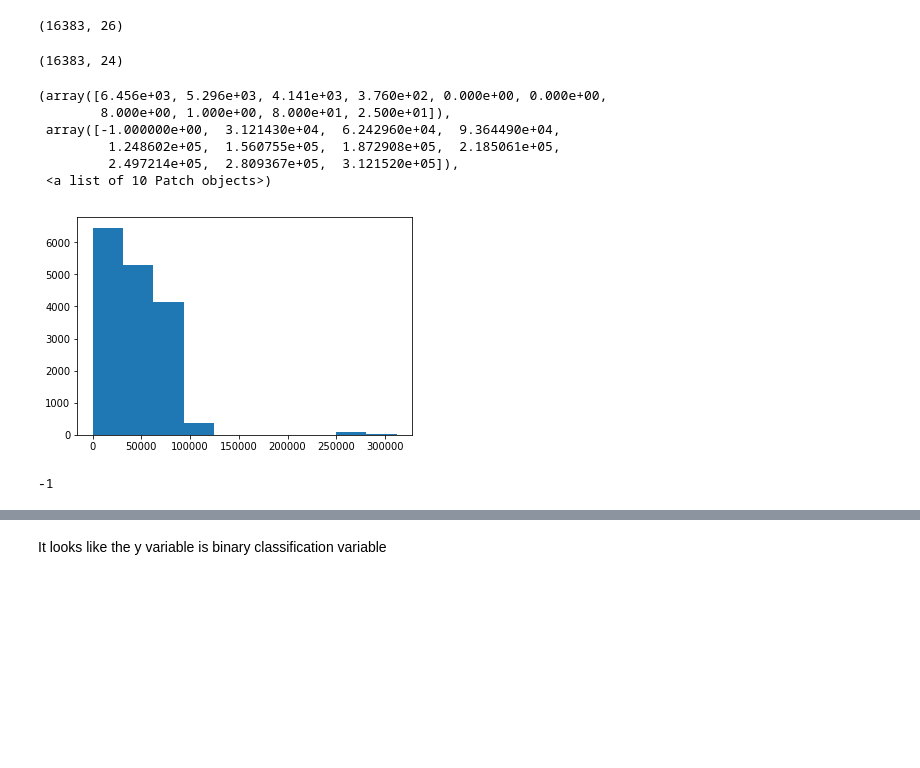
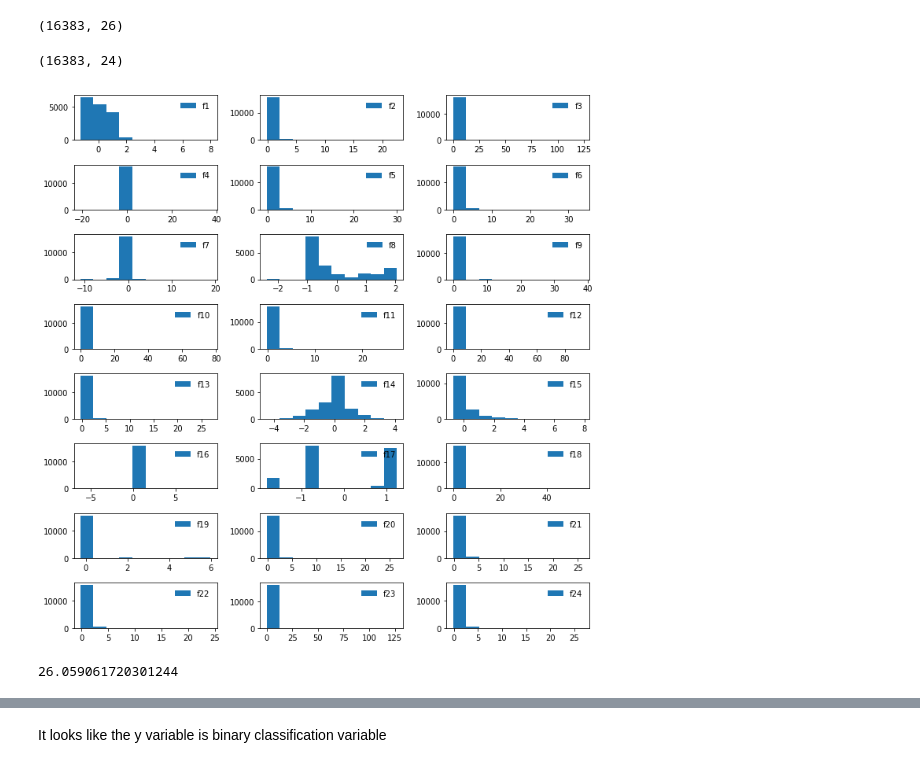
Before and after one commit to JavierPalomares90/kaggle-competition, a Jupyter notebook: Kaggle_Competition_Redux.ipynb, the cells around one changed output, grey strips where cells are left out. Drawn from its saved outputs; the diff is of its cells as text; code cells hidden in the pictures; blank space fills up the shorter version.

Commit message:
added method to plot histograms, still need to plot features vs y, and remove outliers

```diff
--- a/Kaggle_Competition_Redux.ipynb
+++ b/Kaggle_Competition_Redux.ipynb
@@ -30,3 +25,36 @@ def get_data():
+# %%
+def get_data():
+    train = pd.read_csv('./input/train_final.csv')
+    test = pd.read_csv('./input/test_final.csv')
+    return train,test
+def get_train_test():
+    train,test = get_data()
+    x_train= train.loc[:,'f1':'f24']
+    y = train.Y
+    x_test = test.loc[:,'f1':'f24']
+    ids = test.Id
+    return x_train,y,x_test,ids
+
+def plot_histogram_df(x):
+    features = x.columns
+    # plot the features 3 columns wide
+    ncols = 3
+    nrows = nrows = int(np.ceil(len(features) / (1.0*ncols)))
+    fig, axes = plt.subplots(nrows=nrows, ncols=ncols, figsize=(10, 10))
+    counter = 0
+    for i in range(nrows):
+        for j in range(ncols):
+            ax = axes[i][j]
+            if counter < len(features):
+                values = x[features[counter]]
+                ax.hist(values)
+                leg = ax.legend(loc='upper right')
+                leg.draw_frame(False)
+            else:
+                ax.set_axis_off()
+            counter +=1
+    plt.tight_layout()
+    plt.show()
 # %%
 train,test = get_data()
 # %%
@@ -54,25 +74,17 @@ def get_train_test():
 # %%
 x_train,y,x_test,ids = get_train_test()
+features = x_train.columns
+x_train.shape
+# %% [output]
+(16383, 24)
-# %%
-x_train= train.loc[:,'f1':'f24']
-features = x_train.columns
-x_train.shape
-# %% [output]
-(16383, 24)
-# %%
-plt.hist(x_train.f1)
-# %% [output]
-(array([6.456e+03, 5.296e+03, 4.141e+03, 3.760e+02, 0.000e+00, 0.000e+00,
-        8.000e+00, 1.000e+00, 8.000e+01, 2.500e+01]),
- array([-1.000000e+00,  3.121430e+04,  6.242960e+04,  9.364490e+04,
-         1.248602e+05,  1.560755e+05,  1.872908e+05,  2.185061e+05,
-         2.497214e+05,  2.809367e+05,  3.121520e+05]),
- <a list of 10 Patch objects>)
-[figure, removed]
-# %%
-x_train.f1.min()
-# %% [output]
--1
+# %%
+plot_histogram_df(x_train)
+# %% [output]
+[figure, added]
+# %%
+x_train.f21.max()
+# %% [output]
+26.059061720301244
 # %%
 plt.hist(y)
 # %% [output]
```
Also changed, not shown: parts of 6 cells of this notebook.
